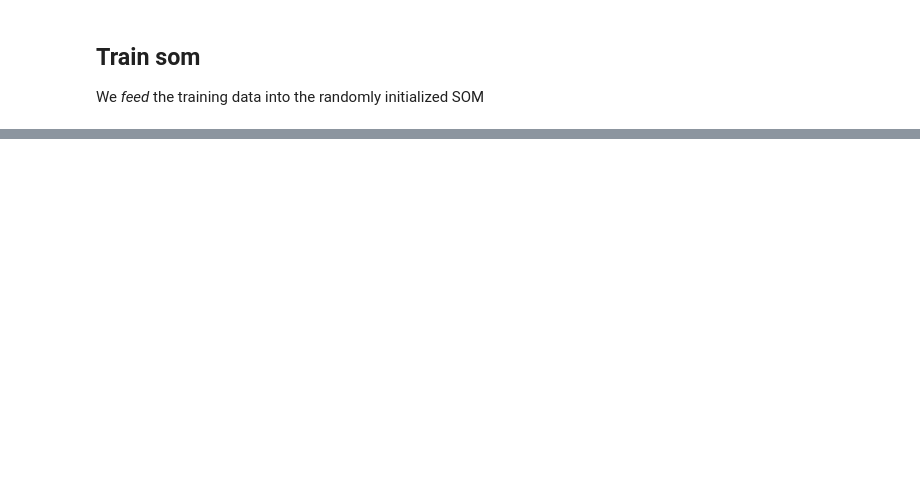
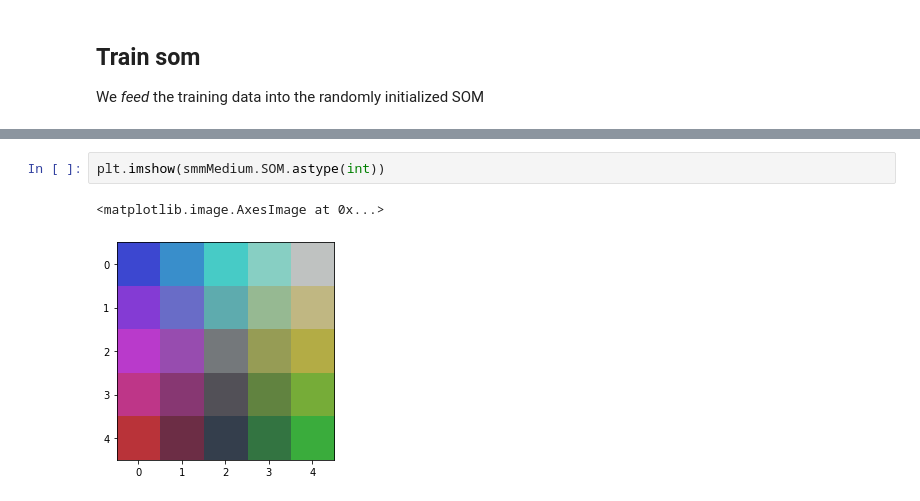
Before and after one commit to upmValeriano/upmdmasom, a Jupyter notebook: examples/Very Basic Som - RGB data.ipynb, the cells around one changed output, grey strips where cells are left out. Drawn from its saved outputs; the diff is of its cells as text; blank space fills up the shorter version.

```diff
--- a/examples/Very Basic Som - RGB data.ipynb
+++ b/examples/Very Basic Som - RGB data.ipynb
@@ -130,0 +129,5 @@ We try using different numbers of neurons
+# %%
+plt.imshow(smmMedium.SOM.astype(int))
+# %% [output]
+<matplotlib.image.AxesImage at 0x...>
+[figure, added]
```
Also changed, not shown: parts of 27 cells of this notebook, 1 other file.
